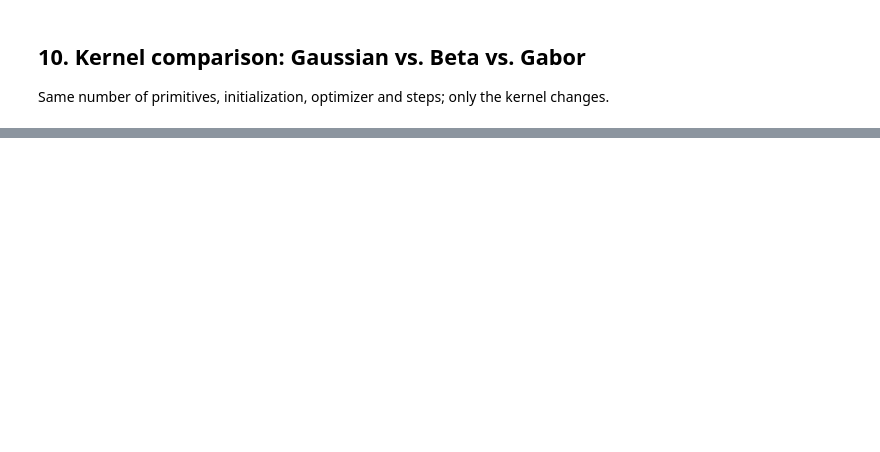
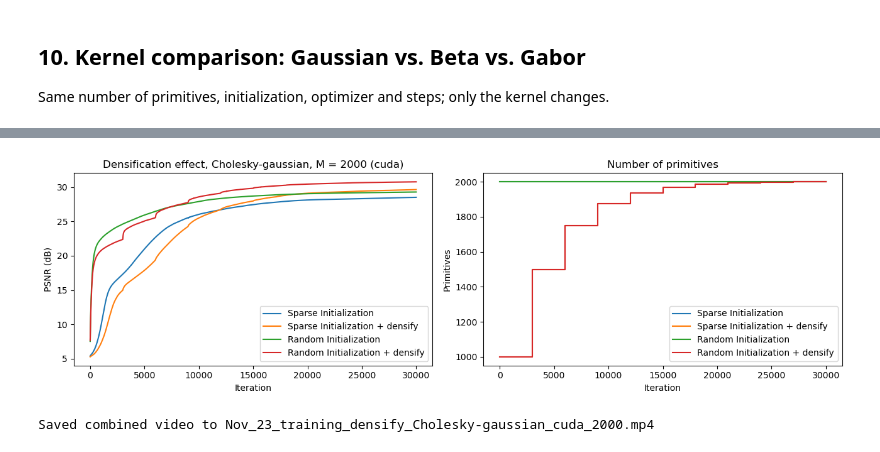
Before and after one commit to amirrezavazifeh/GaussianImage, a Jupyter notebook: Code/gaussianimage_custom/fit_image.ipynb, the cells around one changed output, grey strips where cells are left out. Drawn from its saved outputs; the diff is of its cells as text; code cells hidden in the pictures; blank space fills up the shorter version.

```diff
--- a/Code/gaussianimage_custom/fit_image.ipynb
+++ b/Code/gaussianimage_custom/fit_image.ipynb
@@ -314,7 +325,7 @@ Saved video to training_cuda_Cholesky-gaussian_10000_initNone.mp4
 # %% [markdown]
 ## 9. Combined video for different numbers of Gaussians
 # %%
-NUM_POINTS_LIST = [200, 1000, 10000]
+NUM_POINTS_LIST = [200, 1000, 10000]   # CHANGED meaning: budget M per run (final N when densifying)
 RUN_ITERATIONS = 30000
 LR = 1e-3
 RUN_SNAP_EVERY = 30
@@ -322,14 +333,19 @@ RUN_VERBOSE_EVERY = 1000
 RUN_DECOMPOSITION = "Cholesky"     # "Cholesky" or "RS"
 RUN_KERNEL = "gaussian"            # "gaussian", "beta" or "gabor"
 INIT_SCALE = None               # None = paper (~1 px start); 0.5 = start at half the spacing
+RUN_DENSIFY = True                 # NEW: GaussianImage++ densification on/off
+RUN_GROW_EVERY = 3000              # NEW: ~9 growth steps in 30k (GaussianImage++: 5000 in 50k)
 
 RunClass = MODELS[RUN_DECOMPOSITION]
-models, histories = {}, {}
+models, histories, densifiers = {}, {}, {}                      # CHANGED: + densifiers
 
 for n in NUM_POINTS_LIST:
-    print(f"\n=== Fitting {RUN_DECOMPOSITION}-{RUN_KERNEL}, {n} primitives ===")
-    m = RunClass(num_points=n, H=H, W=W, device=device, lr=LR,
+    n0 = n // 2 if RUN_DENSIFY else n                           # NEW: GaussianImage++ starts at M/2
+    print(f"\n=== Fitting {RUN_DECOMPOSITION}-{RUN_KERNEL}, {n0} -> {n} primitives ===")   # CHANGED
+    m = RunClass(num_points=n0, H=H, W=W, device=device, lr=LR,                          # CHANGED: n0
                  backend=BACKEND, init_scale=INIT_SCALE, kernel=RUN_KERNEL).to(device)
+    dens = Densifier(m, max_points=n, iterations=RUN_ITERATIONS,                         # NEW
+                     grow_every=RUN_GROW_EVERY) if RUN_DENSIFY else None                 # NEW
     run_losses = torch.empty(RUN_ITERATIONS, device=device)
     run_snaps, run_iters = [], []
 
@@ -344,6 +360,8 @@ for n in NUM_POINTS_LIST:
         m.optimizer.step()
         m.optimizer.zero_grad(set_to_none=True)
         m.scheduler.step()
+        if dens is not None:                                    # NEW
+            dens.step(it, image.detach(), gt_image)             # NEW
         run_losses[it - 1] = loss.detach()
 
         if it == 1 or it % RUN_SNAP_EVERY == 0 or it == RUN_ITERATIONS:
@@ -351,11 +369,14 @@ for n in NUM_POINTS_LIST:
             run_iters.append(it)
         if it % RUN_VERBOSE_EVERY == 0 or it == RUN_ITERATIONS:
             l = loss.item()
-            pbar.set_postfix(loss=f"{l:.5f}", psnr=f"{10 * math.log10(1 / l):.2f} dB")
+            pbar.set_postfix(loss=f"{l:.5f}", psnr=f"{10 * math.log10(1 / l):.2f} dB",
+                             N=m._xyz.shape[0])                 # CHANGED: show current N
     sync()
-    print(f"Fit time ({BACKEND}, {RUN_DECOMPOSITION}-{RUN_KERNEL}, {n} primitives): {time.time() - t0:.1f} s")
+    print(f"Fit time ({BACKEND}, {RUN_DECOMPOSITION}-{RUN_KERNEL}, {n0} -> {m._xyz.shape[0]} primitives): "
+          f"{time.time() - t0:.1f} s")                          # CHANGED
 
     loss_np = run_losses.cpu().numpy()
     histories[n] = {"loss": loss_np.tolist(), "psnr": (10 * np.log10(1 / loss_np)).tolist(),
                     "snapshot_iters": run_iters, "snapshots": run_snaps}
     models[n] = m
+    densifiers[n] = dens                                        # NEW
@@ -462,0 +550,25 @@ Saved combined video to Nov_20_raining_kernels_Cholesky_cuda_500_gaussian_beta_g
+# %%
+# PSNR curves (left) and number of primitives (right)
+
+fig, (ax1, ax2) = plt.subplots(1, 2, figsize=(13, 4))
+for name in DEN_NAMES:
+    ax1.plot(den_histories[name]["psnr"], label=name)
+    dens = den_densifiers[name]
+    its, ns = zip(*dens.history) if dens is not None else ([0], [DEN_POINTS])
+    ax2.step(list(its) + [DEN_ITERATIONS], list(ns) + [ns[-1]], where="post", label=name)
+ax1.set(xlabel="Iteration", ylabel="PSNR (dB)",
+        title=f"Densification effect, {DEN_DECOMPOSITION}-{DEN_KERNEL}, M = {DEN_POINTS} ({BACKEND})")
+ax2.set(xlabel="Iteration", ylabel="Primitives", title="Number of primitives")
+ax1.legend(); ax2.legend()
+plt.tight_layout()
+plt.show()
+
+# Training video: 4 runs + ground truth (make_combined_video unchanged; keys are the run names)
+make_combined_video(
+    den_histories, DEN_NAMES, gt_image,
+    out_path=f"Nov_23_training_densify_{DEN_DECOMPOSITION}-{DEN_KERNEL}_{BACKEND}_{DEN_POINTS}.mp4",
+    label="{}",
+)
+# %% [output]
+[figure, added]
+Saved combined video to Nov_23_training_densify_Cholesky-gaussian_cuda_2000.mp4
```
Also changed, not shown: parts of 14 cells of this notebook, 1 other file.
